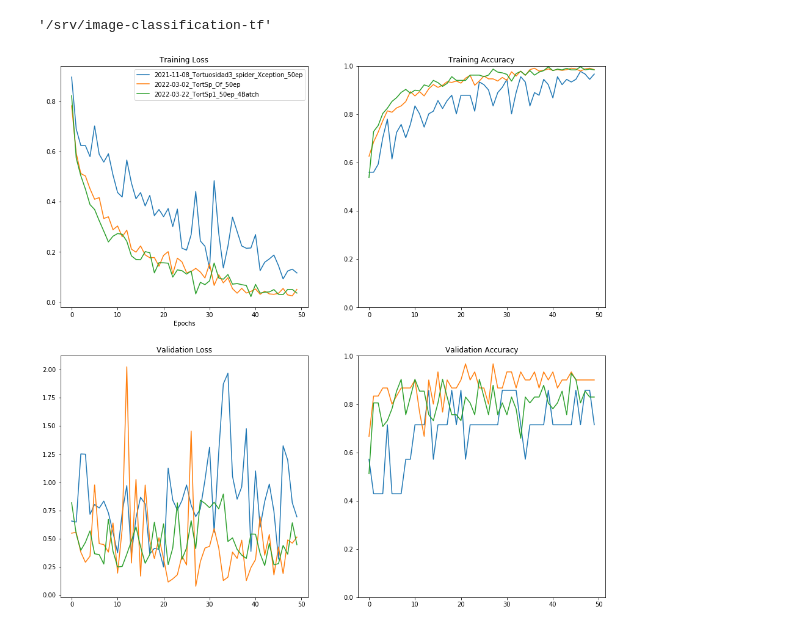
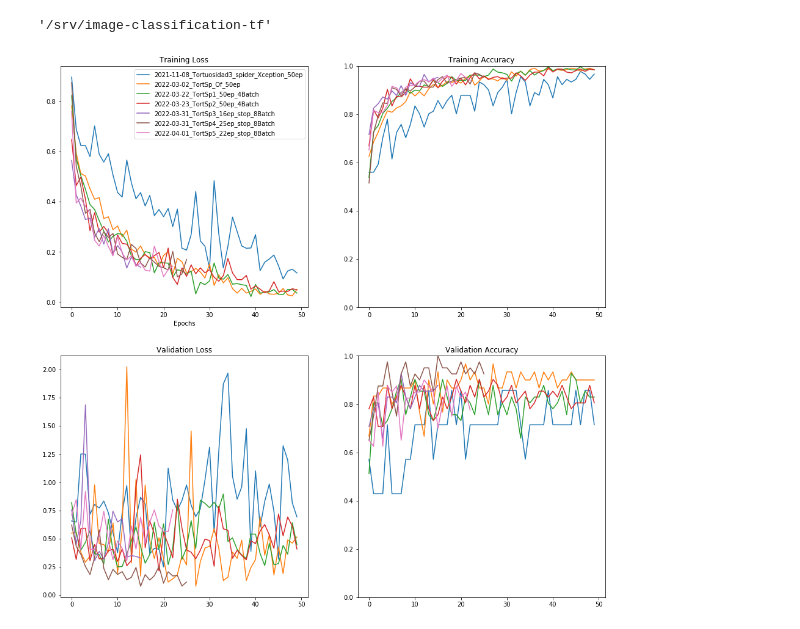
Before and after one commit to MiriamCobo/CoronaryArteries, a Jupyter notebook: notebooks/2.0-Model_training.ipynb, the cells around one changed output. Saved outputs shown, nothing was run; the diff lists cells and outputs as text; code cells hidden in the pictures.

```diff
--- a/notebooks/2.0-Model_training.ipynb
+++ b/notebooks/2.0-Model_training.ipynb
@@ -99,10 +103,14 @@ pwd
 # %%
 from imgclas.plot_utils import multi_training_plots
 
 TIMESTAMPS = ['2021-11-08_Tortuosidad3_spider_Xception_50ep',
              '2022-03-02_TortSp_Of_50ep',
-             '2022-03-22_TortSp1_50ep_4Batch']
+             '2022-03-22_TortSp1_50ep_4Batch',
+             '2022-03-23_TortSp2_50ep_4Batch',
+             '2022-03-31_TortSp3_16ep_stop_8Batch',
+             '2022-03-31_TortSp4_25ep_stop_8Batch',
+             '2022-04-01_TortSp5_22ep_stop_8Batch']
 
 multi_training_plots(timestamps=TIMESTAMPS)
 # %% [output]
-[figure, old version]
+[figure, new version]
```
Also changed, not shown: parts of 5 cells of this notebook, 4 other files.
